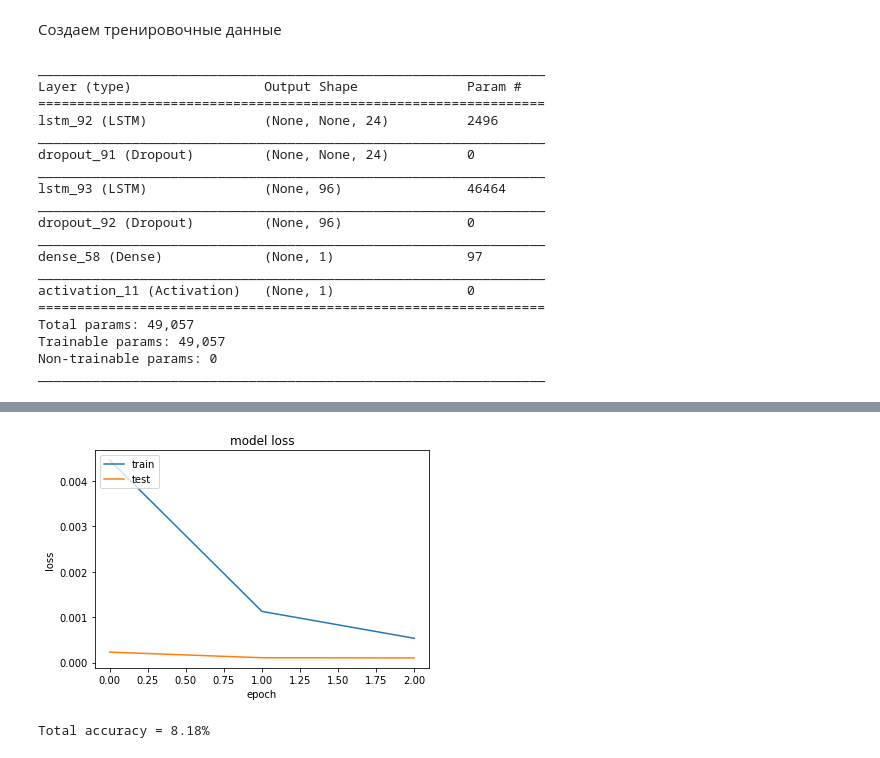
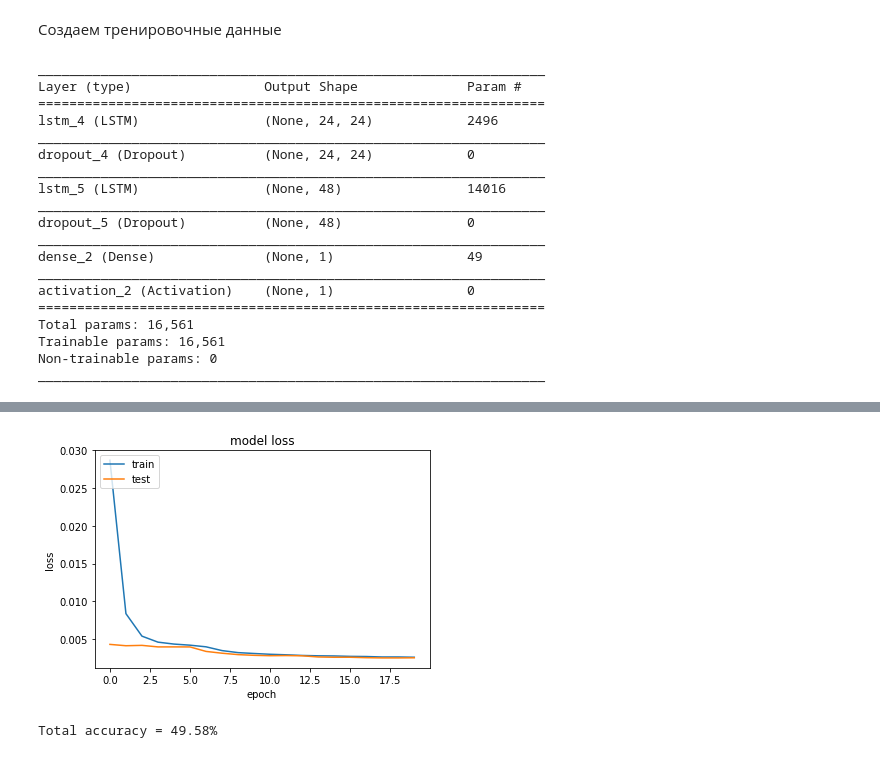
Before and after one commit to crabio/MlSaleForecasting, a Jupyter notebook: Training.ipynb, the cells around one changed output, grey strips where cells are left out. Drawn from its saved outputs; the diff is of its cells as text; code cells hidden in the pictures.

Commit message:
achive 50% overal accuracy with LSTM

```diff
--- a/Training.ipynb
+++ b/Training.ipynb
@@ -151,8 +151,6 @@ corr_overal_df.style.background_gradient(cmap='viridis')
 # %%
 # train_data = data_df[data_df['Material'].isin(materials_sales_list)]
 train_data = data_df.merge(corr_df.clusters.to_frame(), how='left', left_on='Material', right_index=True)
-# %%
-train_data = data_df[data_df['Material'].isin(materials_sales_list)]
 # %% [markdown]
 Создаем тренировочные данные
 # %%
@@ -210,36 +208,36 @@ X_test = X_test.reshape((X_test.shape[0], X_test.shape[1], 1))
 model = Sequential()
 model.add(LSTM(24,  input_shape=(24, 1), return_sequences=True))
 model.add(Dropout(0.5))
-model.add(LSTM(96))
+model.add(LSTM(48))
 model.add(Dropout(0.5))
 model.add(Dense(1))
 model.add(Activation("linear"))
 
 # Compile
-model.compile(loss='mse', optimizer='adam', metrics=['mse','mae'])
+model.compile(loss='mae', optimizer='adam', metrics=['mse','mae'])
 model.summary()
 # %% [output]
 _________________________________________________________________
 Layer (type)                 Output Shape              Param #
 =================================================================
-lstm_92 (LSTM)               (None, None, 24)          2496
+lstm_4 (LSTM)                (None, 24, 24)            2496
 _________________________________________________________________
-dropout_91 (Dropout)         (None, None, 24)          0
+dropout_4 (Dropout)          (None, 24, 24)            0
 _________________________________________________________________
-lstm_93 (LSTM)               (None, 96)                46464
+lstm_5 (LSTM)                (None, 48)                14016
 _________________________________________________________________
-dropout_92 (Dropout)         (None, 96)                0
+dropout_5 (Dropout)          (None, 48)                0
 _________________________________________________________________
-dense_58 (Dense)             (None, 1)                 97
+dense_2 (Dense)              (None, 1)                 49
 _________________________________________________________________
-activation_11 (Activation)   (None, 1)                 0
+activation_2 (Activation)    (None, 1)                 0
 =================================================================
-Total params: 49,057
-Trainable params: 49,057
+Total params: 16,561
+Trainable params: 16,561
 Non-trainable params: 0
 _________________________________________________________________
 # %%
-history = model.fit(X_train, y_train, epochs=3, batch_size=5000, validation_data=(X_test, y_test), verbose=1)
+history = model.fit(X_train, y_train, epochs=20, batch_size=1000, validation_data=(X_test, y_test), verbose=2)
 
 # summarize history for loss
 plt.plot(history.history['loss'])
@@ -274,5 +280,5 @@ Epoch 3/3
-[figure, old version]
+[figure, new version]
-Total accuracy = 8.18%
+Total accuracy = 49.58%
 # %%
 # Сохраним модель полностью в единый HDF5 файл
 # %%
```
Also changed, not shown: parts of 2 cells of this notebook, 5 other files.
